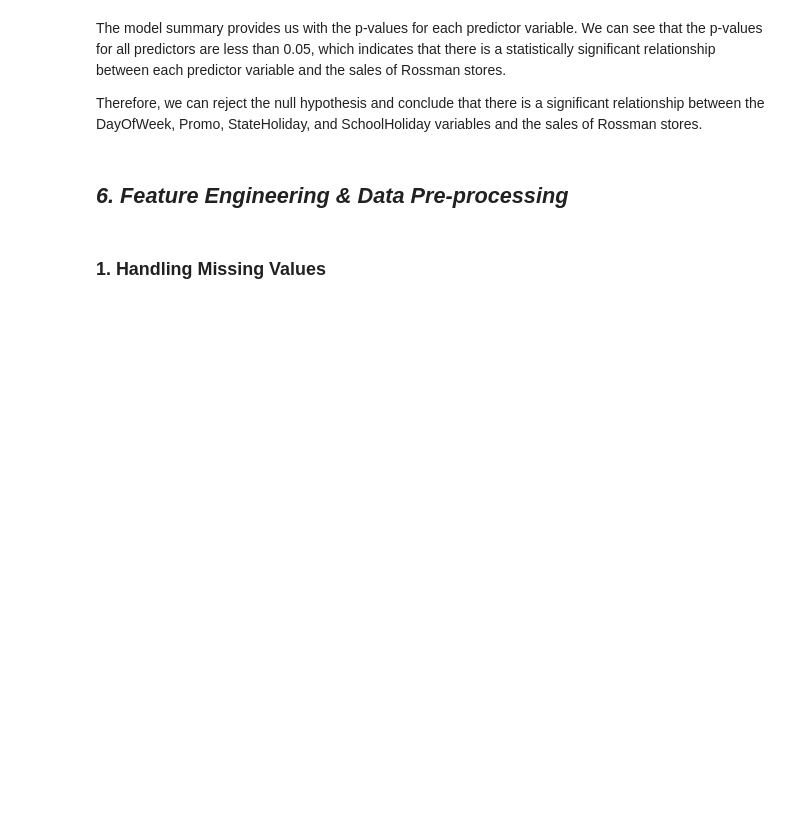
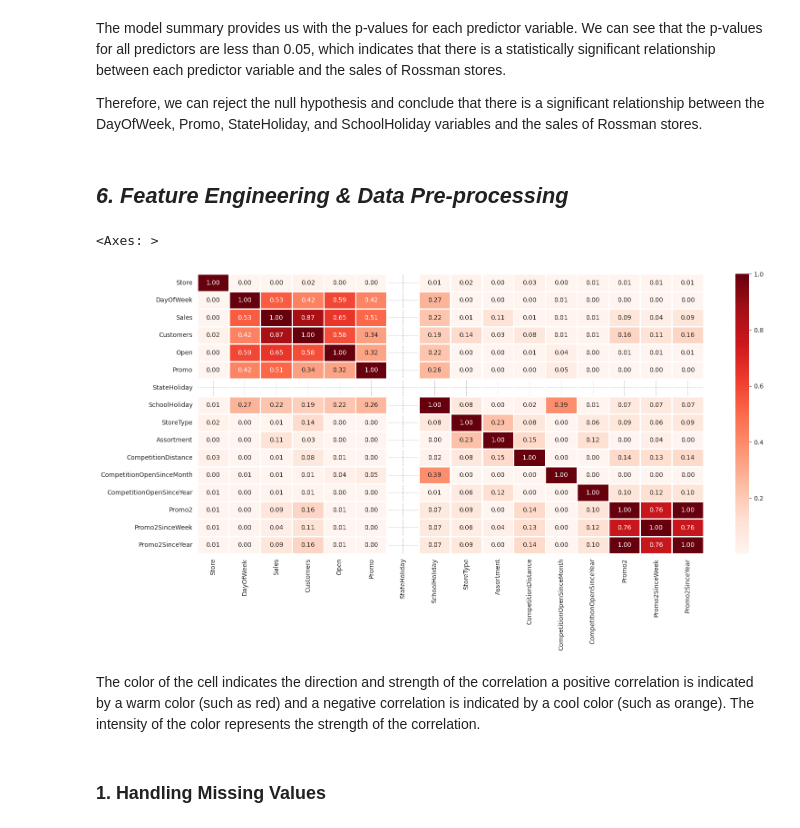
Before and after one commit to Pratikshathorat96/Retail-Sales-Prediction-ML-regression-, a Jupyter notebook: new_regression_project_on_retail_store.ipynb, the cells around one changed output. Saved outputs shown, nothing was run; the diff lists cells and outputs as text; code cells hidden in the pictures; blank space fills up the shorter version.

```diff
--- a/new_regression_project_on_retail_store.ipynb
+++ b/new_regression_project_on_retail_store.ipynb
@@ -1296,6 +1456,16 @@ The model summary provides us with the p-values for each predictor variable. We
 Therefore, we can reject the null hypothesis and conclude that there is a significant relationship between the DayOfWeek, Promo, StateHoliday, and SchoolHoliday variables and the sales of Rossman stores.
 # %% [markdown]
 ## ***6. Feature Engineering & Data Pre-processing***
+# %%
+#ploting correlation heatmap for better uderstanting of data
+plt.figure(figsize=(18,8))
+correlation = total_df.corr()
+sns.heatmap(abs(correlation), annot=True, cmap='Reds',linewidths=2,fmt=".2f")
+# %% [output]
+<Axes: >
+[figure, added]
+# %% [markdown]
+The color of the cell indicates the direction and strength of the correlation a positive correlation is indicated by a warm color (such as red) and a negative correlation is indicated by a cool color (such as orange). The intensity of the color represents the strength of the correlation.
 # %% [markdown]
 ### 1. Handling Missing Values
 # %%
```
Also changed, not shown: parts of 105 cells of this notebook.
